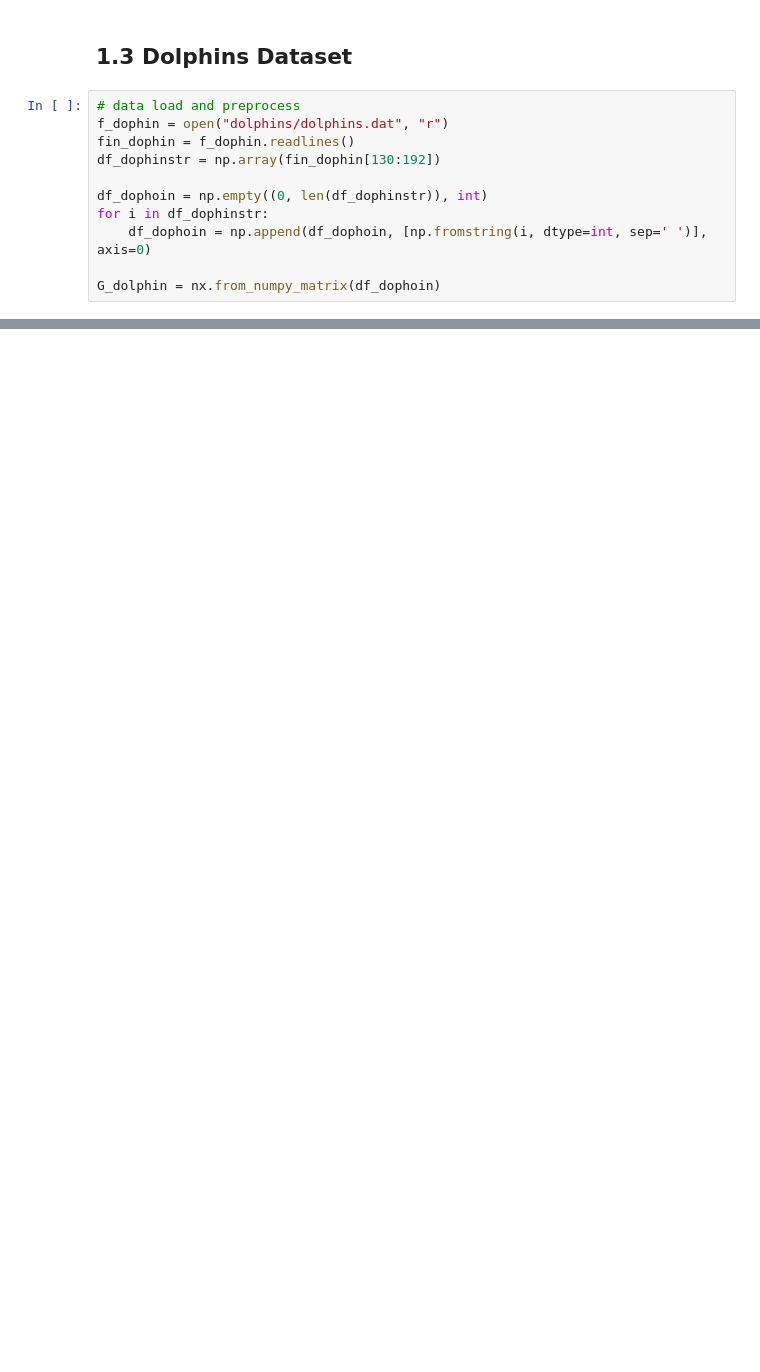
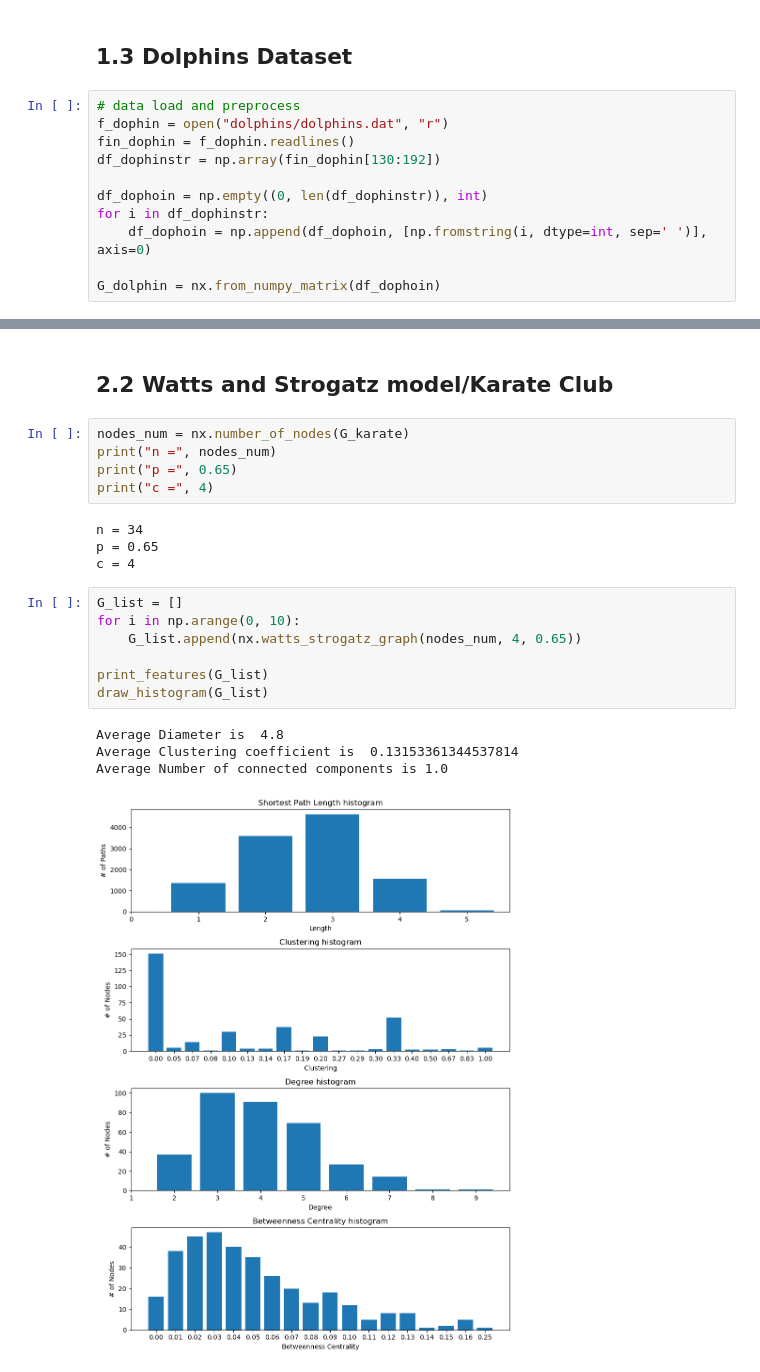
Before and after one commit to jiahaoxu14/CS142-NetworkScience, a Jupyter notebook: HW5/HWK5.ipynb, the cells around one changed output, grey strips where cells are left out. Cells and saved outputs as stored; diff of their text form; blank space fills up the shorter version.

```diff
--- a/HW5/HWK5.ipynb
+++ b/HW5/HWK5.ipynb
@@ -193,0 +197,23 @@ Number of connected components is 1
+# %% [markdown]
+## 2.2 Watts and Strogatz model/Karate Club
+# %%
+nodes_num = nx.number_of_nodes(G_karate)
+print("n =", nodes_num)
+print("p =", 0.65)
+print("c =", 4)
+# %% [output]
+n = 34
+p = 0.65
+c = 4
+# %%
+G_list = []
+for i in np.arange(0, 10):
+    G_list.append(nx.watts_strogatz_graph(nodes_num, 4, 0.65))
+
+print_features(G_list)
+draw_histogram(G_list)
+# %% [output]
+Average Diameter is  4.8
+Average Clustering coefficient is  0.13153361344537814
+Average Number of connected components is 1.0
+[figure, added]
```
Also changed, not shown: parts of 41 cells of this notebook, 30 other files.
